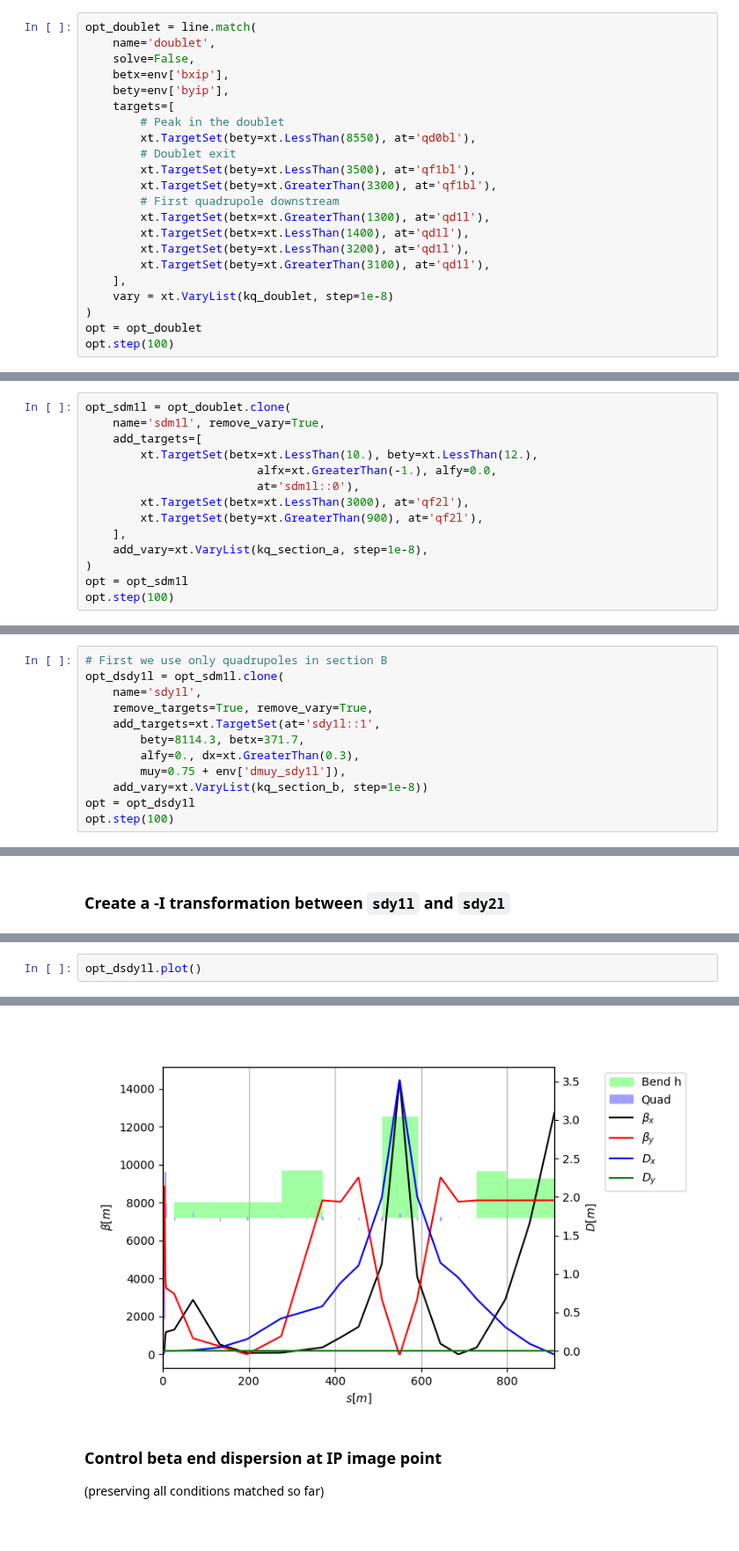
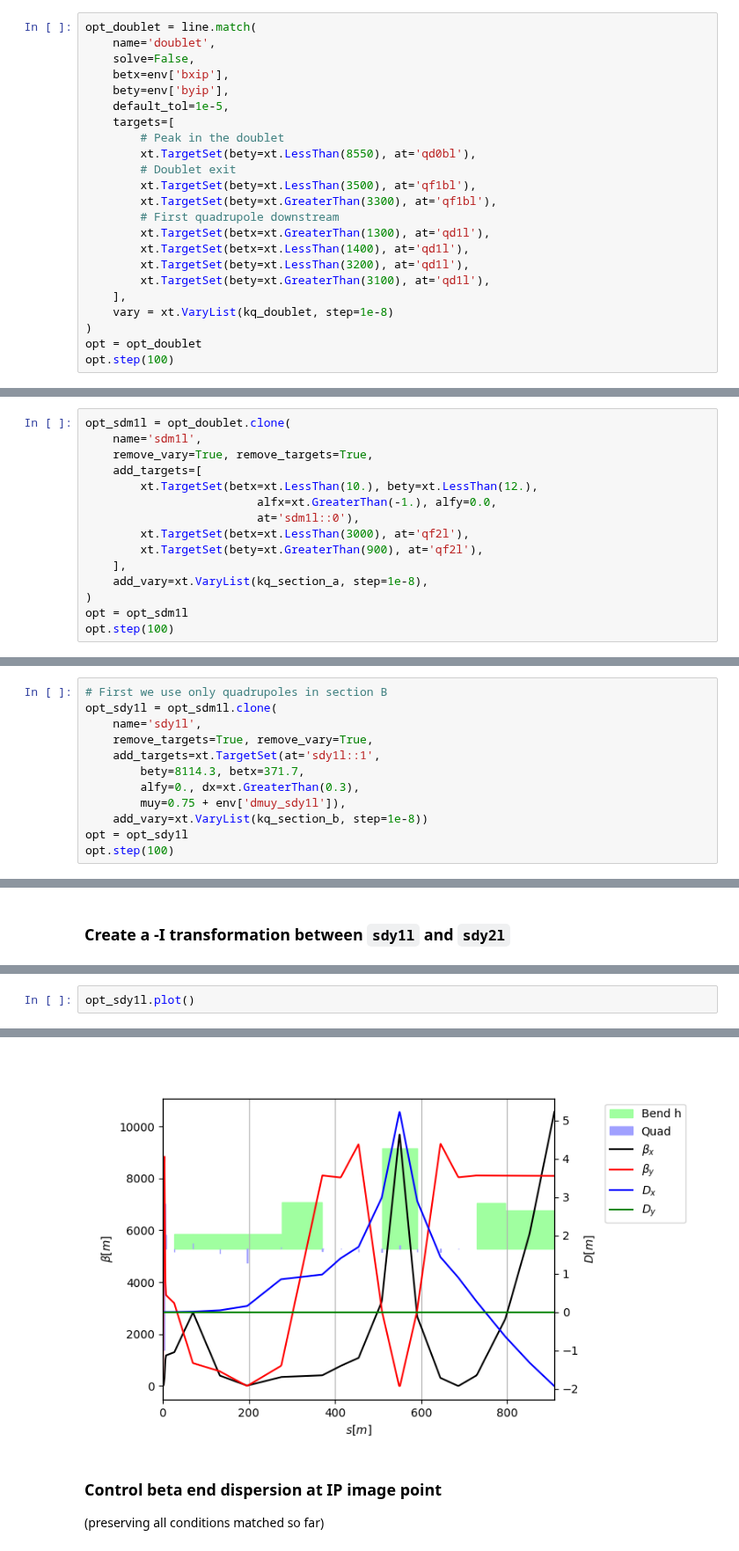
Before and after one commit to giadarol/fcc_92, a Jupyter notebook: 003_tutorial/notebook_02_march_ff_ccs_y_left.ipynb, the cells around one changed output, grey strips where cells are left out. Shown at 88% size. Cells and saved outputs as stored; diff of their text form.

```diff
--- a/003_tutorial/notebook_02_march_ff_ccs_y_left.ipynb
+++ b/003_tutorial/notebook_02_march_ff_ccs_y_left.ipynb
@@ -34,6 +34,7 @@ opt_doublet = line.match(
     solve=False,
     betx=env['bxip'],
     bety=env['byip'],
+    default_tol=1e-5,
     targets=[
         # Peak in the doublet
         xt.TargetSet(bety=xt.LessThan(8550), at='qd0bl'),
@@ -66,7 +67,8 @@ pp.xlim(0, 30), pp.ylim(left_lo=0, left_hi=10000)
 ### Match section A (up to the first sextupole - sdm1l)
 # %%
 opt_sdm1l = opt_doublet.clone(
-    name='sdm1l', remove_vary=True,
+    name='sdm1l',
+    remove_vary=True, remove_targets=True,
     add_targets=[
         xt.TargetSet(betx=xt.LessThan(10.), bety=xt.LessThan(12.),
                          alfx=xt.GreaterThan(-1.), alfy=0.0,
@@ -111,7 +106,7 @@ pp.xlim(0, 200); pp.ylim(0, 1e4, 0, 1)
 ### Match section B (up to second sextupole `sdy1l::1`)
 # %%
 # First we use only quadrupoles in section B
-opt_dsdy1l = opt_sdm1l.clone(
+opt_sdy1l = opt_sdm1l.clone(
     name='sdy1l',
     remove_targets=True, remove_vary=True,
     add_targets=xt.TargetSet(at='sdy1l::1',
@@ -119,6 +114,6 @@ opt_dsdy1l = opt_sdm1l.clone(
         alfy=0., dx=xt.GreaterThan(0.3),
         muy=0.75 + env['dmuy_sdy1l']),
     add_vary=xt.VaryList(kq_section_b, step=1e-8))
-opt = opt_dsdy1l
+opt = opt_sdy1l
 opt.step(100)
 # %% [output]
@@ -185,10 +183,10 @@ Matching: model call n. 120
 Optimize [rmat_sext] - end penalty:  2.00327e-09
 <xtrack.match.OptimizeLine at 0x...>
 # %%
-opt_dsdy1l.plot()
+opt_sdy1l.plot()
 # %% [output]
 <xtrack.twissplot.TwissPlot object at 0x...>
-[figure, old version]
+[figure, new version]
 # %% [markdown]
 ### Control beta end dispersion at IP image point
 (preserving all conditions matched so far)
```
Also changed, not shown: parts of 12 cells of this notebook, 1 other file.
